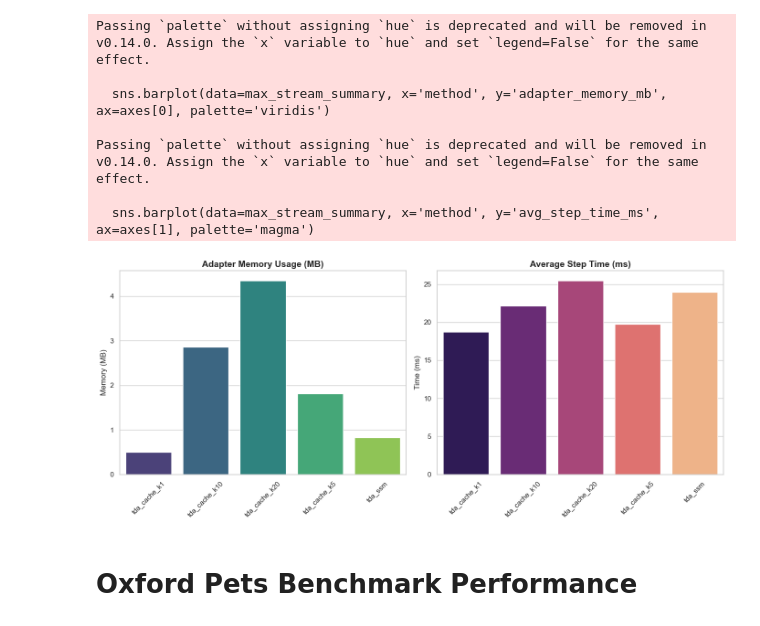
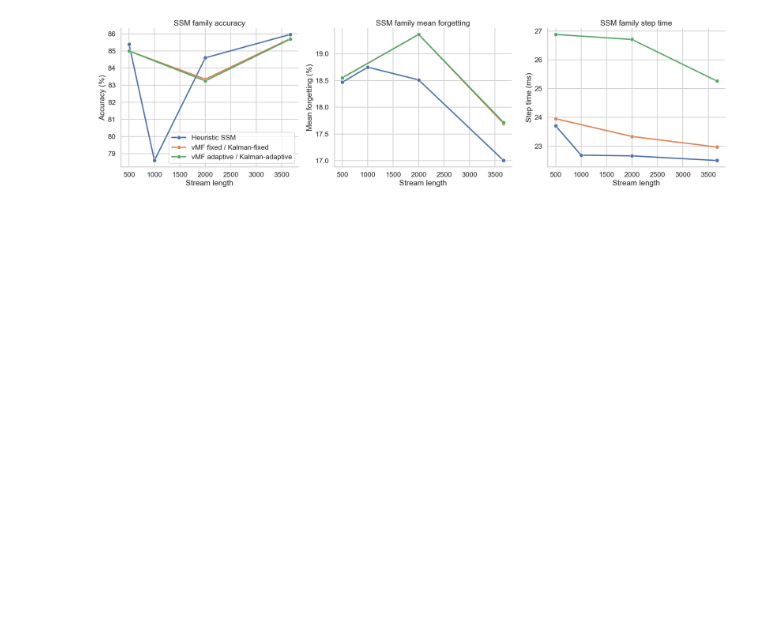
Before and after one commit to aupc2061/TDA_Exps, a Jupyter notebook: analyze_results.ipynb, the cells around one changed output. Cells and saved outputs as stored; diff of their text form; code cells hidden in the pictures; blank space fills up the shorter version.

```diff
--- a/analyze_results.ipynb
+++ b/analyze_results.ipynb
@@ -73,35 +205,31 @@ plt.show()
 # %%
-# Filter for the maximum stream length to compare efficiency
-max_stream_summary = summary_df[summary_df['stream_length'] == summary_df['stream_length'].max()].copy()
-max_stream_summary.sort_values('method', inplace=True)
+method_summary = pd.concat([
+    heuristic_rows.assign(method_label='Heuristic SSM'),
+    kalman_fixed_rows.assign(method_label='vMF fixed / Kalman-fixed'),
+    kalman_adaptive_rows.assign(method_label='vMF adaptive / Kalman-adaptive'),
+])[['stream_length', 'method_label', 'accuracy', 'mean_forgetting', 'avg_step_time_ms']]
 
-fig, axes = plt.subplots(1, 2, figsize=(14, 6))
+fig, axes = plt.subplots(1, 3, figsize=(21, 6))
+sns.lineplot(data=method_summary, x='stream_length', y='accuracy', hue='method_label', marker='o', linewidth=3, ax=axes[0])
+axes[0].set_title('SSM family accuracy')
+axes[0].set_xlabel('Stream length')
+axes[0].set_ylabel('Accuracy (%)')
 
-# Memory Plot
-sns.barplot(data=max_stream_summary, x='method', y='adapter_memory_mb', ax=axes[0], palette='viridis')
-axes[0].set_title('Adapter Memory Usage (MB)', fontsize=14, fontweight='bold')
-axes[0].set_ylabel('Memory (MB)', fontsize=12)
-axes[0].set_xlabel('')
-axes[0].tick_params(axis='x', rotation=45)
+sns.lineplot(data=method_summary, x='stream_length', y='mean_forgetting', hue='method_label', marker='o', linewidth=3, ax=axes[1])
+axes[1].set_title('SSM family mean forgetting')
+axes[1].set_xlabel('Stream length')
+axes[1].set_ylabel('Mean forgetting (%)')
 
-# Runtime Plot
-sns.barplot(data=max_stream_summary, x='method', y='avg_step_time_ms', ax=axes[1], palette='magma')
-axes[1].set_title('Average Step Time (ms)', fontsize=14, fontweight='bold')
-axes[1].set_ylabel('Time (ms)', fontsize=12)
-axes[1].set_xlabel('')
-axes[1].tick_params(axis='x', rotation=45)
+sns.lineplot(data=method_summary, x='stream_length', y='avg_step_time_ms', hue='method_label', marker='o', linewidth=3, ax=axes[2])
+axes[2].set_title('SSM family step time')
+axes[2].set_xlabel('Stream length')
+axes[2].set_ylabel('Step time (ms)')
 
+for ax in axes[1:]:
+    ax.legend_.remove()
+axes[0].legend(title='')
 plt.tight_layout()
 plt.show()
 # %% [output]
-Passing `palette` without assigning `hue` is deprecated and will be removed in v0.14.0. Assign the `x` variable to `hue` and set `legend=False` for the same effect.
-
-  sns.barplot(data=max_stream_summary, x='method', y='adapter_memory_mb', ax=axes[0], palette='viridis')
-
-Passing `palette` without assigning `hue` is deprecated and will be removed in v0.14.0. Assign the `x` variable to `hue` and set `legend=False` for the same effect.
-
-  sns.barplot(data=max_stream_summary, x='method', y='avg_step_time_ms', ax=axes[1], palette='magma')
-[figure, old version]
+[figure, new version]
-# %% [markdown]
-# Oxford Pets Benchmark Performance
 # %%
```
Also changed, not shown: parts of 12 cells of this notebook, 12 other files.
